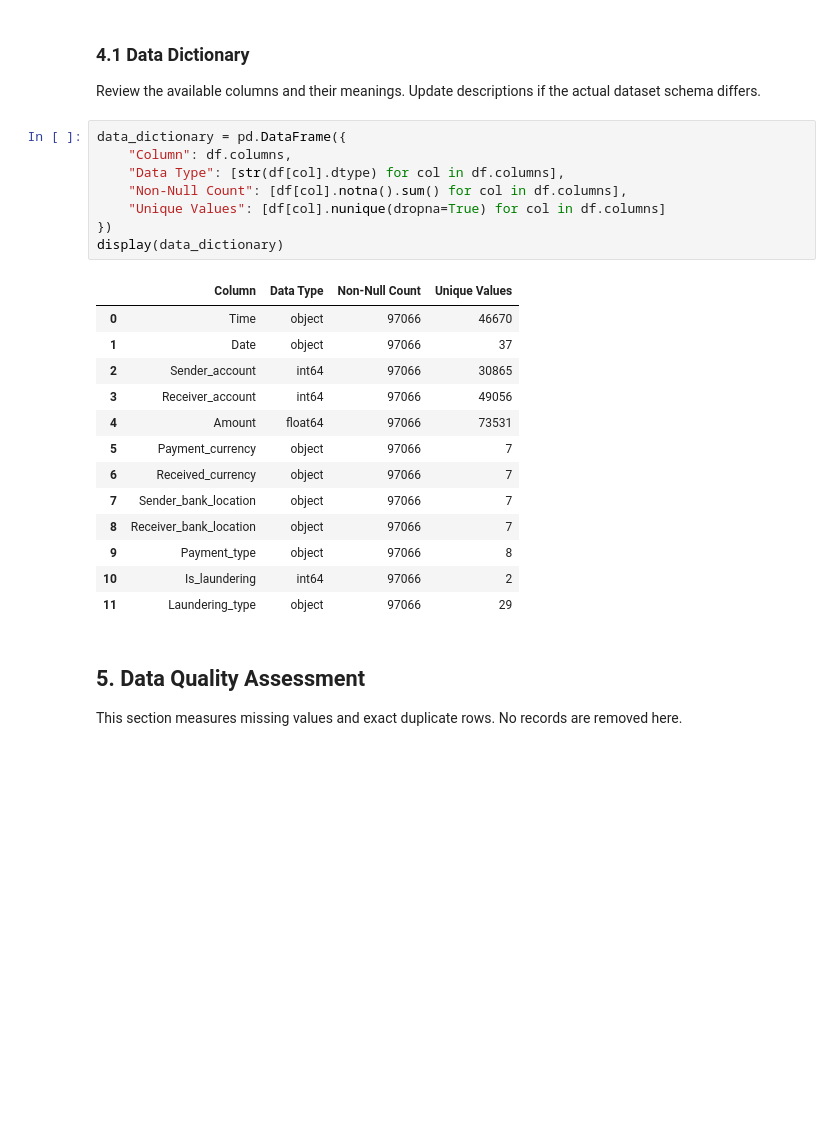
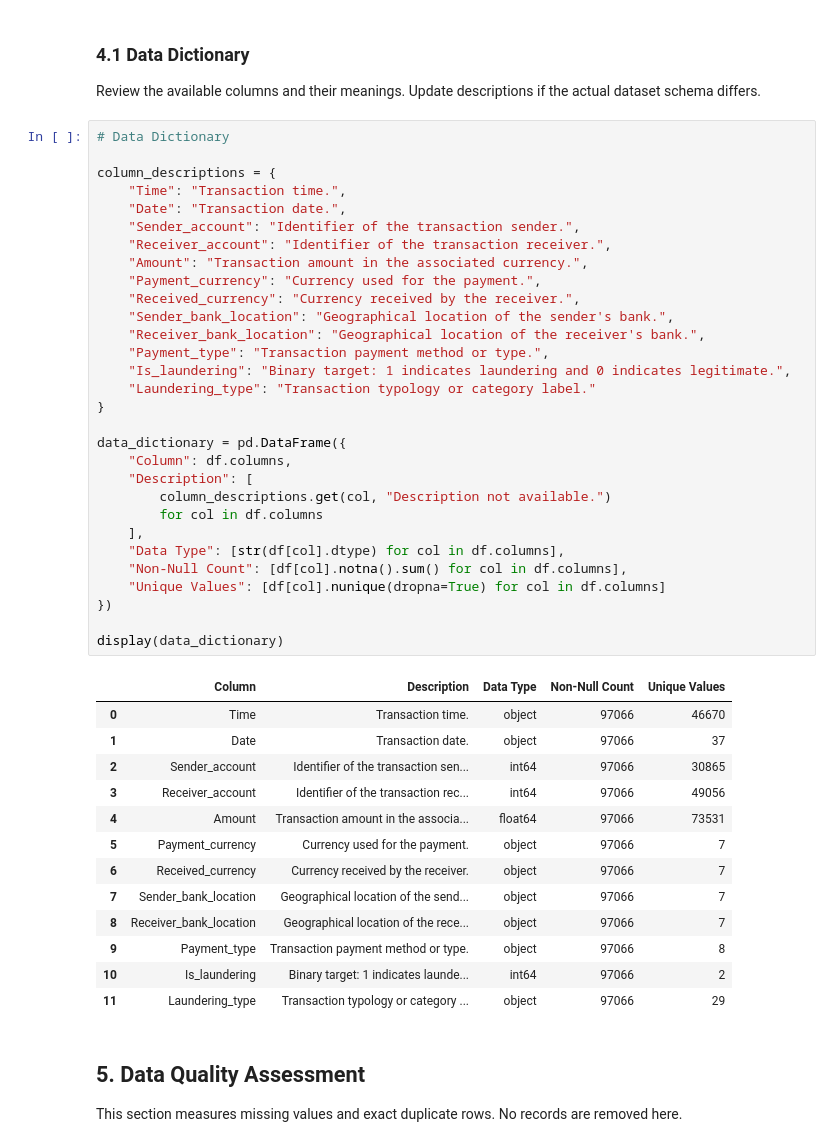
Before and after one commit to Alaa-20040521/AML-Money-Laundering-Detection, a Jupyter notebook: notebooks/Data_Understanding_and_Exploratory_Data_Analysis.ipynb, the cells around one changed output. Cells and saved outputs as stored; diff of their text form; blank space fills up the shorter version.

```diff
--- a/notebooks/Data_Understanding_and_Exploratory_Data_Analysis.ipynb
+++ b/notebooks/Data_Understanding_and_Exploratory_Data_Analysis.ipynb
@@ -101,27 +107,49 @@ Random sample:
 
 Review the available columns and their meanings. Update descriptions if the actual dataset schema differs.
 # %%
+# Data Dictionary
+
+column_descriptions = {
+    "Time": "Transaction time.",
+    "Date": "Transaction date.",
+    "Sender_account": "Identifier of the transaction sender.",
+    "Receiver_account": "Identifier of the transaction receiver.",
+    "Amount": "Transaction amount in the associated currency.",
+    "Payment_currency": "Currency used for the payment.",
+    "Received_currency": "Currency received by the receiver.",
+    "Sender_bank_location": "Geographical location of the sender's bank.",
+    "Receiver_bank_location": "Geographical location of the receiver's bank.",
+    "Payment_type": "Transaction payment method or type.",
+    "Is_laundering": "Binary target: 1 indicates laundering and 0 indicates legitimate.",
+    "Laundering_type": "Transaction typology or category label."
+}
+
 data_dictionary = pd.DataFrame({
     "Column": df.columns,
+    "Description": [
+        column_descriptions.get(col, "Description not available.")
+        for col in df.columns
+    ],
     "Data Type": [str(df[col].dtype) for col in df.columns],
     "Non-Null Count": [df[col].notna().sum() for col in df.columns],
     "Unique Values": [df[col].nunique(dropna=True) for col in df.columns]
 })
+
 display(data_dictionary)
 # %% [output]
-|  | Column | Data Type | Non-Null Count | Unique Values |
-| 0 | Time | object | 97066 | 46670 |
-| 1 | Date | object | 97066 | 37 |
-| 2 | Sender_account | int64 | 97066 | 30865 |
-| 3 | Receiver_account | int64 | 97066 | 49056 |
-| 4 | Amount | float64 | 97066 | 73531 |
-| 5 | Payment_currency | object | 97066 | 7 |
-| 6 | Received_currency | object | 97066 | 7 |
-| 7 | Sender_bank_location | object | 97066 | 7 |
-| 8 | Receiver_bank_location | object | 97066 | 7 |
-| 9 | Payment_type | object | 97066 | 8 |
-| 10 | Is_laundering | int64 | 97066 | 2 |
-| 11 | Laundering_type | object | 97066 | 29 |
+|  | Column | Description | Data Type | Non-Null Count | Unique Values |
+| 0 | Time | Transaction time. | object | 97066 | 46670 |
+| 1 | Date | Transaction date. | object | 97066 | 37 |
+| 2 | Sender_account | Identifier of the transaction sen... | int64 | 97066 | 30865 |
+| 3 | Receiver_account | Identifier of the transaction rec... | int64 | 97066 | 49056 |
+| 4 | Amount | Transaction amount in the associa... | float64 | 97066 | 73531 |
+| 5 | Payment_currency | Currency used for the payment. | object | 97066 | 7 |
+| 6 | Received_currency | Currency received by the receiver. | object | 97066 | 7 |
+| 7 | Sender_bank_location | Geographical location of the send... | object | 97066 | 7 |
+| 8 | Receiver_bank_location | Geographical location of the rece... | object | 97066 | 7 |
+| 9 | Payment_type | Transaction payment method or type. | object | 97066 | 8 |
+| 10 | Is_laundering | Binary target: 1 indicates launde... | int64 | 97066 | 2 |
+| 11 | Laundering_type | Transaction typology or category ... | object | 97066 | 29 |
 # %% [markdown]
 ## 5. Data Quality Assessment
 
```
Also changed, not shown: parts of 8 cells of this notebook.
